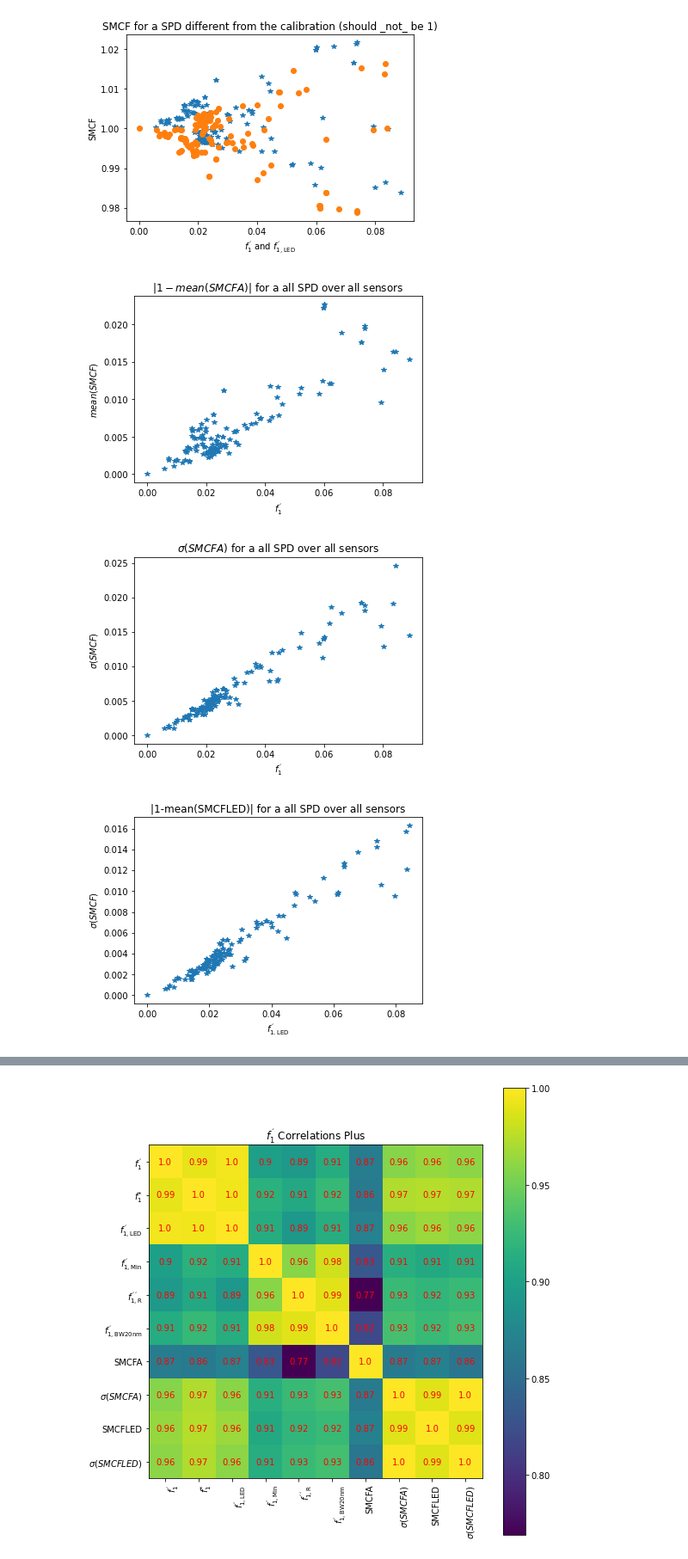
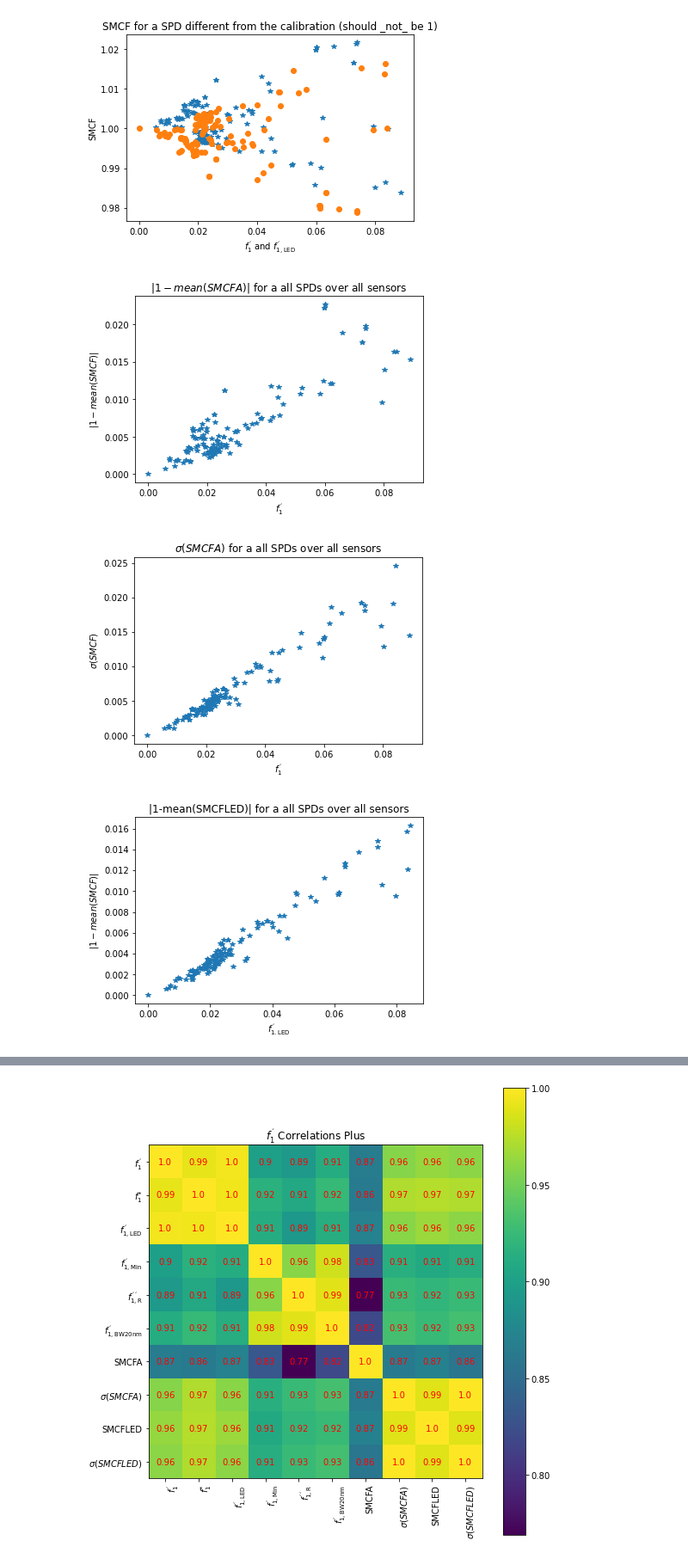
Before and after one commit to empir19nrm02/empir19nrm02, a Jupyter notebook: empir19nrm02/Jupyter/f1PrimeDetector.ipynb, the cells around one changed output, grey strips where cells are left out. Shown at 86% size. Cells and saved outputs as stored; diff of their text form; code cells hidden in the pictures.

```diff
--- a/empir19nrm02/Jupyter/f1PrimeDetector.ipynb
+++ b/empir19nrm02/Jupyter/f1PrimeDetector.ipynb
@@ -274,31 +274,31 @@ meanA0=np.mean(abs(SMCF-1), axis=0)
 pyplot.plot(f1pA, meanA0, '*')
 
 pyplot.xlabel('$f_{1}^{´}$')
-pyplot.ylabel('$mean(SMCF)$')
-pyplot.title('$|1-mean(SMCFA)|$ for a all SPD over all sensors')
+pyplot.ylabel('$|1-mean(SMCF)|$')
+pyplot.title('$|1-mean(SMCFA)|$ for a all SPDs over all sensors')
 pyplot.savefig('f1Prime_mean_SMCFA.png')
 # %% [output]
-[figure, old version]
+[figure, new version]
 # %%
 stdA0=np.std(SMCF, axis=0)
 pyplot.plot(f1pA, stdA0, '*')
 
 pyplot.xlabel('$f_{1}^{´}$')
 pyplot.ylabel('$\sigma(SMCF)$')
-pyplot.title('$\sigma(SMCFA)$ for a all SPD over all sensors')
+pyplot.title('$\sigma(SMCFA)$ for a all SPDs over all sensors')
 pyplot.savefig('f1Prime_sigma_SMCFA.png')
 # %% [output]
-[figure, old version]
+[figure, new version]
 # %%
 meanLED=np.mean(abs(SMCFLED-1), axis=0)
 pyplot.plot(f1pLED, meanLED, '*')
 
 pyplot.xlabel('$f_{1.\mathrm{LED}}^{´}$')
-pyplot.ylabel('$\sigma(SMCF)$')
-pyplot.title('|1-mean(SMCFLED)| for a all SPD over all sensors')
+pyplot.ylabel('$|1-mean(SMCF)|$')
+pyplot.title('|1-mean(SMCFLED)| for a all SPDs over all sensors')
 pyplot.savefig('f1Prime_mean_SMCFLED.png')
 # %% [output]
-[figure, old version]
+[figure, new version]
 # %%
 stdLED=np.std(SMCFLED, axis=0)
 pyplot.plot(f1pLED, stdLED, '*')
```
Also changed, not shown: parts of 1 cell of this notebook, 1 other file.
